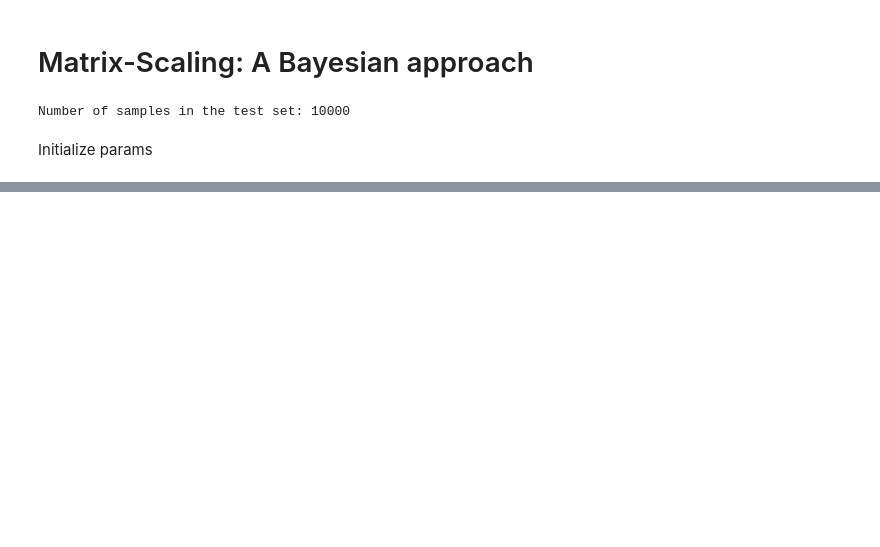
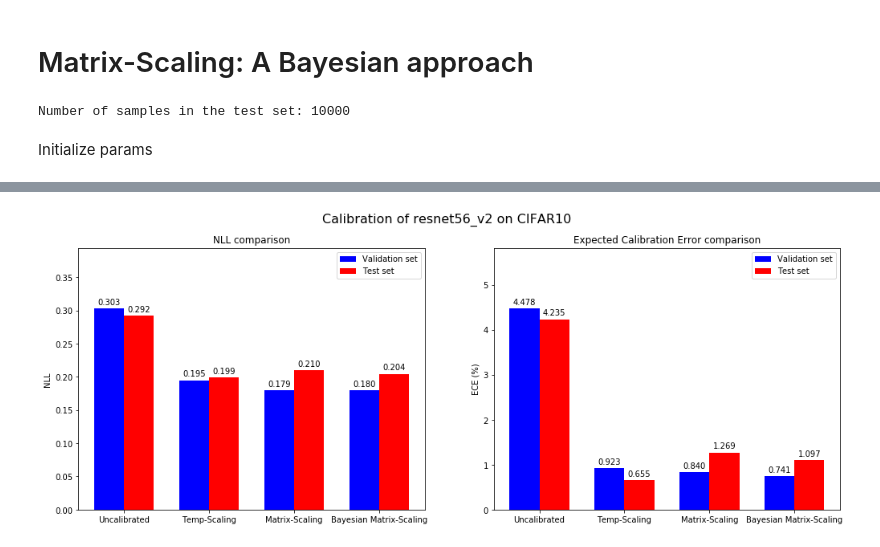
Before and after one commit to SergioAlvarezB/calibration-normalizing-flows, a Jupyter notebook: notebooks/bayesian-matrix-scaling.ipynb, the cells around one changed output, grey strips where cells are left out. Cells and saved outputs as stored; diff of their text form; code cells hidden in the pictures; blank space fills up the shorter version.

Commit message:
implement bayesian mat-scaling

```diff
--- a/notebooks/bayesian-matrix-scaling.ipynb
+++ b/notebooks/bayesian-matrix-scaling.ipynb
@@ -157,0 +263,62 @@ KeyboardInterrupt:
+# %%
+def autolabel(rects, ax):
+    """Attach a text label above each bar in *rects*, displaying its height.
+    Taken from:
+    'https://matplotlib.org/3.1.1/gallery/lines_bars_and_markers/barchart.html#sphx-glr-gallery-lines-bars-and-markers-barchart-py'
+
+    """
+    for rect in rects:
+        height = rect.get_height()
+        ax.annotate('{:.3f}'.format(height),
+                    xy=(rect.get_x() + rect.get_width() / 2, height),
+                    xytext=(0, 3),  # 3 points vertical offset
+                    textcoords="offset points",
+                    ha='center', va='bottom')
+# %%
+fig, ax_arr = plt.subplots(1, 2, figsize=(17, 6))
+fig.suptitle('Calibration of resnet56_v2 on CIFAR10', fontsize=16)
+
+
+ind = np.arange(4)
+width = 0.35
+
+ticks = ['Uncalibrated', 'Temp-Scaling', 'Matrix-Scaling', 'Bayesian Matrix-Scaling']
+
+
+validation = np.array([val_nll, val_nll_temp, val_nll_mat, val_nll_bms])
+test = np.array([test_nll, test_nll_temp, test_nll_mat, test_nll_bms])
+
+
+rects1 = ax_arr[0].bar(ind, validation, width, color='b', label='Validation set')
+rects2 = ax_arr[0].bar(ind+width, test, width, color='r', label='Test set')
+
+ax_arr[0].set_ylabel('NLL')
+ax_arr[0].set_title('NLL comparison')
+ax_arr[0].set_xticks(ind + width / 2)
+ax_arr[0].set_xticklabels(ticks)
+ax_arr[0].set_ylim([0, max(validation.max(), test.max())*1.3])
+ax_arr[0].legend()
+
+autolabel(rects1, ax_arr[0])
+autolabel(rects2, ax_arr[0])
+
+
+validation = np.array([val_ece, val_ece_temp, val_ece_mat, val_ece_bms])*100
+test = np.array([test_ece, test_ece_temp, test_ece_mat, test_ece_bms])*100
+
+rects1 = ax_arr[1].bar(ind, validation, width, color='b', label='Validation set')
+rects2 = ax_arr[1].bar(ind+width, test, width, color='r', label='Test set')
+
+ax_arr[1].set_ylabel('ECE (%)')
+ax_arr[1].set_title('Expected Calibration Error comparison')
+ax_arr[1].set_xticks(ind + width / 2)
+ax_arr[1].set_xticklabels(ticks)
+ax_arr[1].set_ylim([0, max(validation.max(), test.max())*1.3])
+ax_arr[1].legend()
+
+autolabel(rects1, ax_arr[1])
+autolabel(rects2, ax_arr[1])
+
+plt.show()
+# %% [output]
+[figure, added]
```
Also changed, not shown: parts of 10 cells of this notebook.
